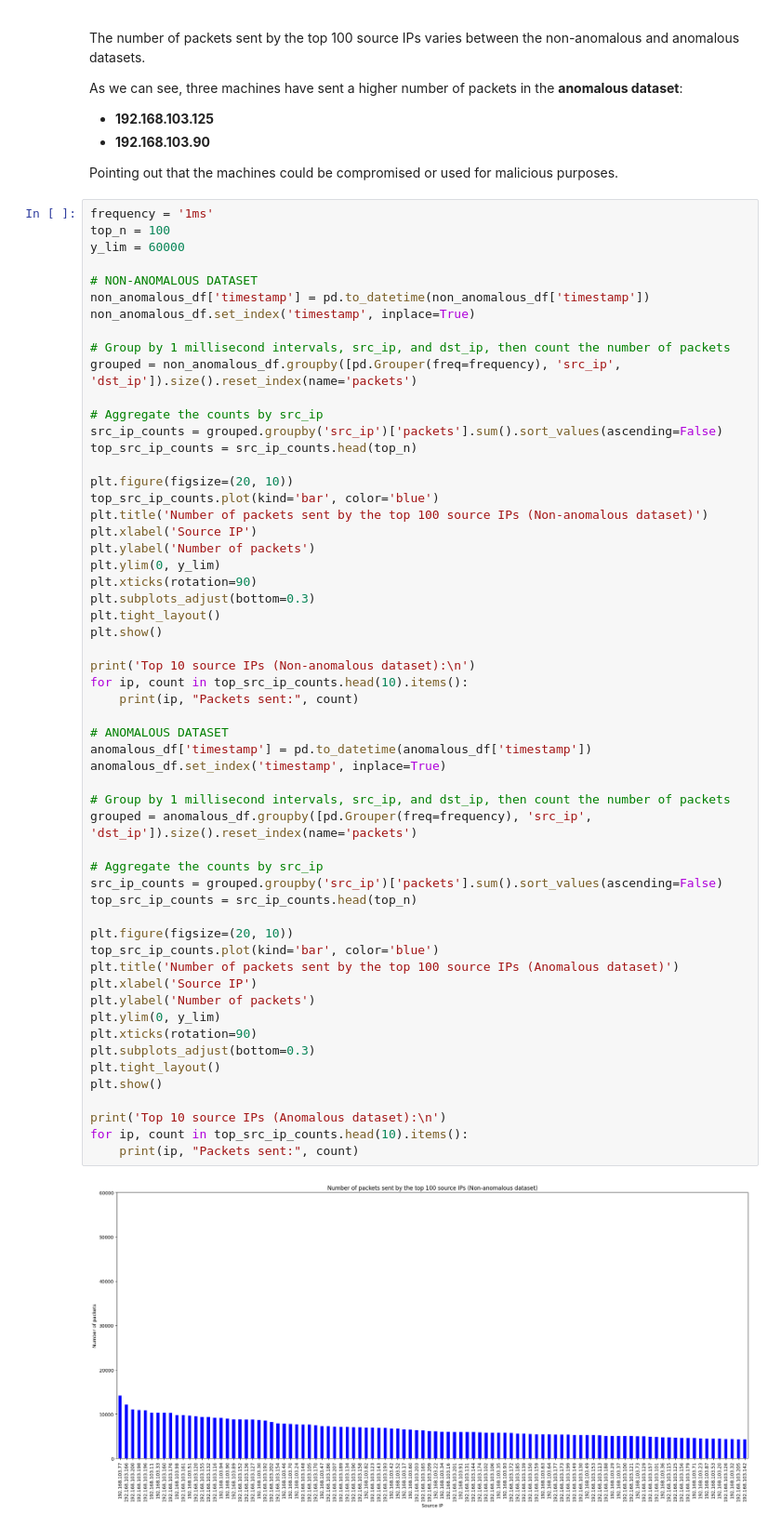
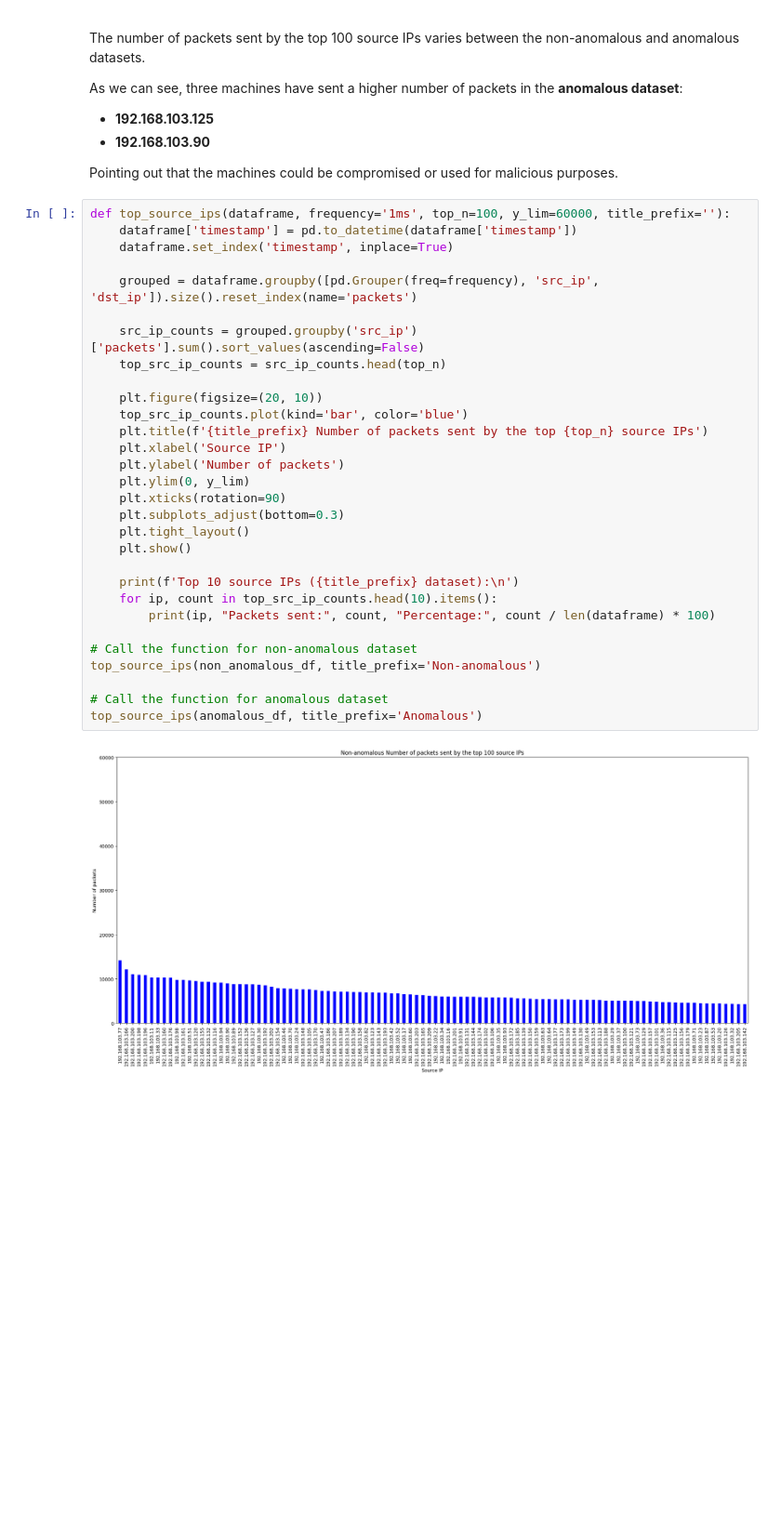
Before and after one commit to NiMouh/AD_SR, a Jupyter notebook: Project.ipynb, the cells around one changed output. Shown at 93% size. Cells and saved outputs as stored; diff of their text form; blank space fills up the shorter version.

Commit message:
Small update in the functions

```diff
--- a/Project.ipynb
+++ b/Project.ipynb
@@ -140,62 +132,36 @@ As we can see, three machines have sent a higher number of packets in the **anom
 
 Pointing out that the machines could be compromised or used for malicious purposes.
 # %%
-frequency = '1ms'
-top_n = 100
-y_lim = 60000
+def top_source_ips(dataframe, frequency='1ms', top_n=100, y_lim=60000, title_prefix=''):
+    dataframe['timestamp'] = pd.to_datetime(dataframe['timestamp'])
+    dataframe.set_index('timestamp', inplace=True)
 
-# NON-ANOMALOUS DATASET
-non_anomalous_df['timestamp'] = pd.to_datetime(non_anomalous_df['timestamp'])
-non_anomalous_df.set_index('timestamp', inplace=True)
+    grouped = dataframe.groupby([pd.Grouper(freq=frequency), 'src_ip', 'dst_ip']).size().reset_index(name='packets')
 
-# Group by 1 millisecond intervals, src_ip, and dst_ip, then count the number of packets
-grouped = non_anomalous_df.groupby([pd.Grouper(freq=frequency), 'src_ip', 'dst_ip']).size().reset_index(name='packets')
+    src_ip_counts = grouped.groupby('src_ip')['packets'].sum().sort_values(ascending=False)
+    top_src_ip_counts = src_ip_counts.head(top_n)
 
-# Aggregate the counts by src_ip
-src_ip_counts = grouped.groupby('src_ip')['packets'].sum().sort_values(ascending=False)
-top_src_ip_counts = src_ip_counts.head(top_n)
+    plt.figure(figsize=(20, 10))
+    top_src_ip_counts.plot(kind='bar', color='blue')
+    plt.title(f'{title_prefix} Number of packets sent by the top {top_n} source IPs')
+    plt.xlabel('Source IP')
+    plt.ylabel('Number of packets')
+    plt.ylim(0, y_lim)
+    plt.xticks(rotation=90)
+    plt.subplots_adjust(bottom=0.3)
+    plt.tight_layout()
+    plt.show()
 
-plt.figure(figsize=(20, 10))
-top_src_ip_counts.plot(kind='bar', color='blue')
-plt.title('Number of packets sent by the top 100 source IPs (Non-anomalous dataset)')
-plt.xlabel('Source IP')
-plt.ylabel('Number of packets')
-plt.ylim(0, y_lim)
-plt.xticks(rotation=90)
-plt.subplots_adjust(bottom=0.3)
-plt.tight_layout()
-plt.show()
+    print(f'Top 10 source IPs ({title_prefix} dataset):\n')
+    for ip, count in top_src_ip_counts.head(10).items():
+        print(ip, "Packets sent:", count, "Percentage:", count / len(dataframe) * 100)
 
-print('Top 10 source IPs (Non-anomalous dataset):\n')
-for ip, count in top_src_ip_counts.head(10).items():
-    print(ip, "Packets sent:", count)
+# Call the function for non-anomalous dataset
+top_source_ips(non_anomalous_df, title_prefix='Non-anomalous')
 
-# ANOMALOUS DATASET
-anomalous_df['timestamp'] = pd.to_datetime(anomalous_df['timestamp'])
-anomalous_df.set_index('timestamp', inplace=True)
-
-# Group by 1 millisecond intervals, src_ip, and dst_ip, then count the number of packets
-grouped = anomalous_df.groupby([pd.Grouper(freq=frequency), 'src_ip', 'dst_ip']).size().reset_index(name='packets')
-
-# Aggregate the counts by src_ip
-src_ip_counts = grouped.groupby('src_ip')['packets'].sum().sort_values(ascending=False)
-top_src_ip_counts = src_ip_counts.head(top_n)
-
-plt.figure(figsize=(20, 10))
-top_src_ip_counts.plot(kind='bar', color='blue')
-plt.title('Number of packets sent by the top 100 source IPs (Anomalous dataset)')
-plt.xlabel('Source IP')
-plt.ylabel('Number of packets')
-plt.ylim(0, y_lim)
-plt.xticks(rotation=90)
-plt.subplots_adjust(bottom=0.3)
-plt.tight_layout()
-plt.show()
-
-print('Top 10 source IPs (Anomalous dataset):\n')
-for ip, count in top_src_ip_counts.head(10).items():
-    print(ip, "Packets sent:", count)
+# Call the function for anomalous dataset
+top_source_ips(anomalous_df, title_prefix='Anomalous')
 # %% [output]
-[figure, old version]
+[figure, new version]
 Top 10 source IPs (Non-anomalous dataset):
 
```
Also changed, not shown: parts of 10 cells of this notebook, 1 other file.
